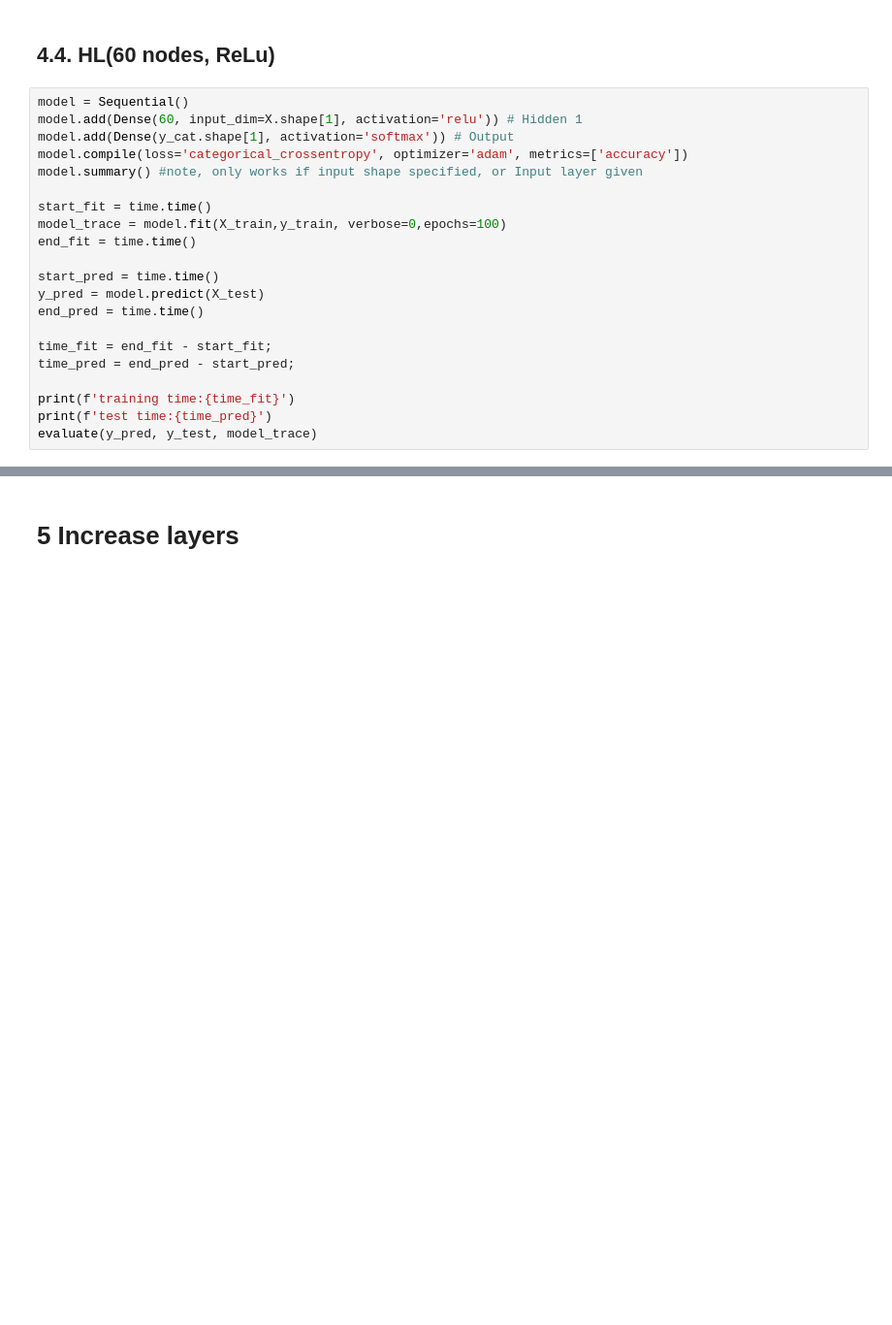
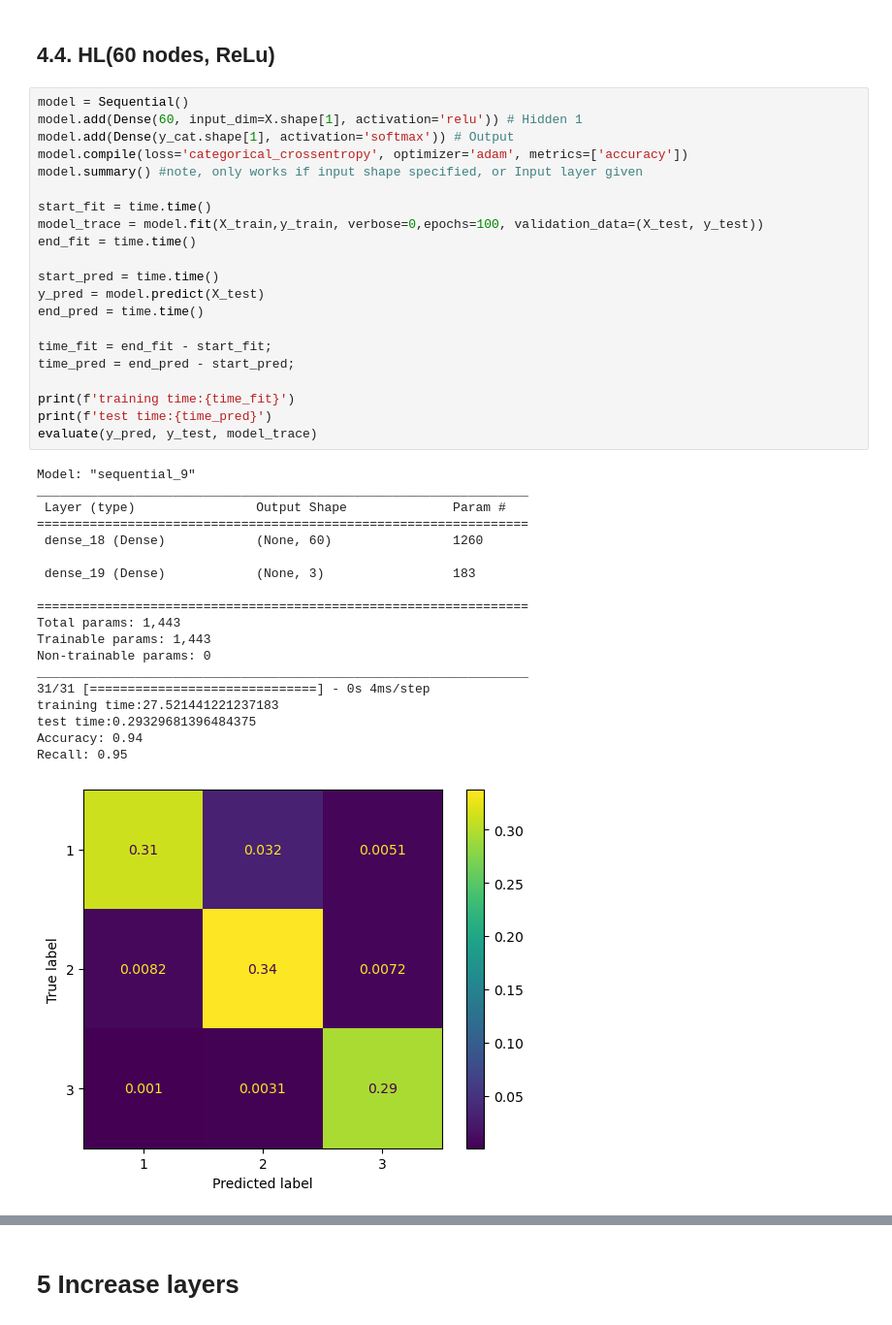
Before and after one commit to LaerteAdami/CW_Intro_AI, a Jupyter notebook: notebooks/NN_no_PCA.ipynb, the cells around one changed output, grey strips where cells are left out. Shown at 97% size. Saved outputs shown, nothing was run; the diff lists cells and outputs as text; blank space fills up the shorter version.

```diff
--- a/notebooks/NN_no_PCA.ipynb
+++ b/notebooks/NN_no_PCA.ipynb
@@ -216,21 +281,41 @@ evaluate(y_pred, y_test, model_trace)
 # %%
 model = Sequential()
 model.add(Dense(60, input_dim=X.shape[1], activation='relu')) # Hidden 1
 model.add(Dense(y_cat.shape[1], activation='softmax')) # Output
 model.compile(loss='categorical_crossentropy', optimizer='adam', metrics=['accuracy'])
 model.summary() #note, only works if input shape specified, or Input layer given
 
 start_fit = time.time()
-model_trace = model.fit(X_train,y_train, verbose=0,epochs=100)
+model_trace = model.fit(X_train,y_train, verbose=0,epochs=100, validation_data=(X_test, y_test))
 end_fit = time.time()
 
 start_pred = time.time()
 y_pred = model.predict(X_test)
 end_pred = time.time()
 
 time_fit = end_fit - start_fit;
 time_pred = end_pred - start_pred;
 
 print(f'training time:{time_fit}')
 print(f'test time:{time_pred}')
 evaluate(y_pred, y_test, model_trace)
+# %% [output]
+Model: "sequential_9"
+_________________________________________________________________
+ Layer (type)                Output Shape              Param #
+=================================================================
+ dense_18 (Dense)            (None, 60)                1260
+
+ dense_19 (Dense)            (None, 3)                 183
+
+=================================================================
+Total params: 1,443
+Trainable params: 1,443
+Non-trainable params: 0
+_________________________________________________________________
+31/31 [==============================] - 0s 4ms/step
+training time:27.521441221237183
+test time:0.29329681396484375
+Accuracy: 0.94
+Recall: 0.95
+[figure, added]
```
Also changed, not shown: parts of 28 cells of this notebook.
